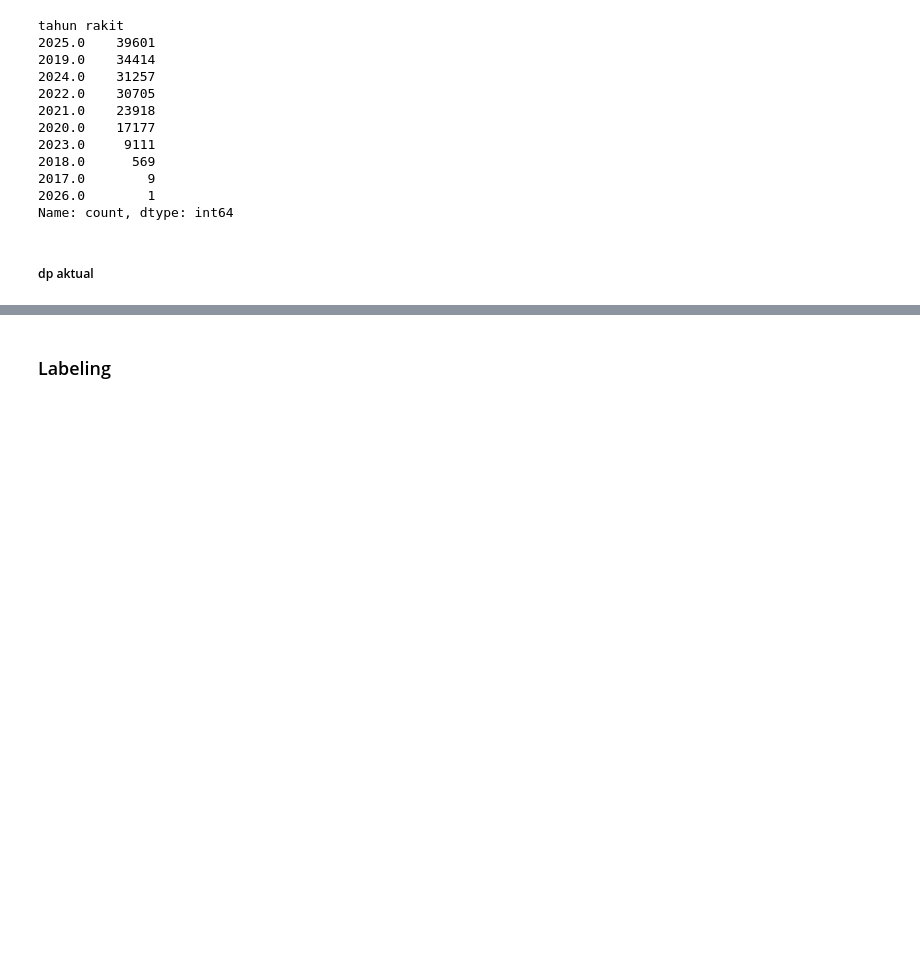
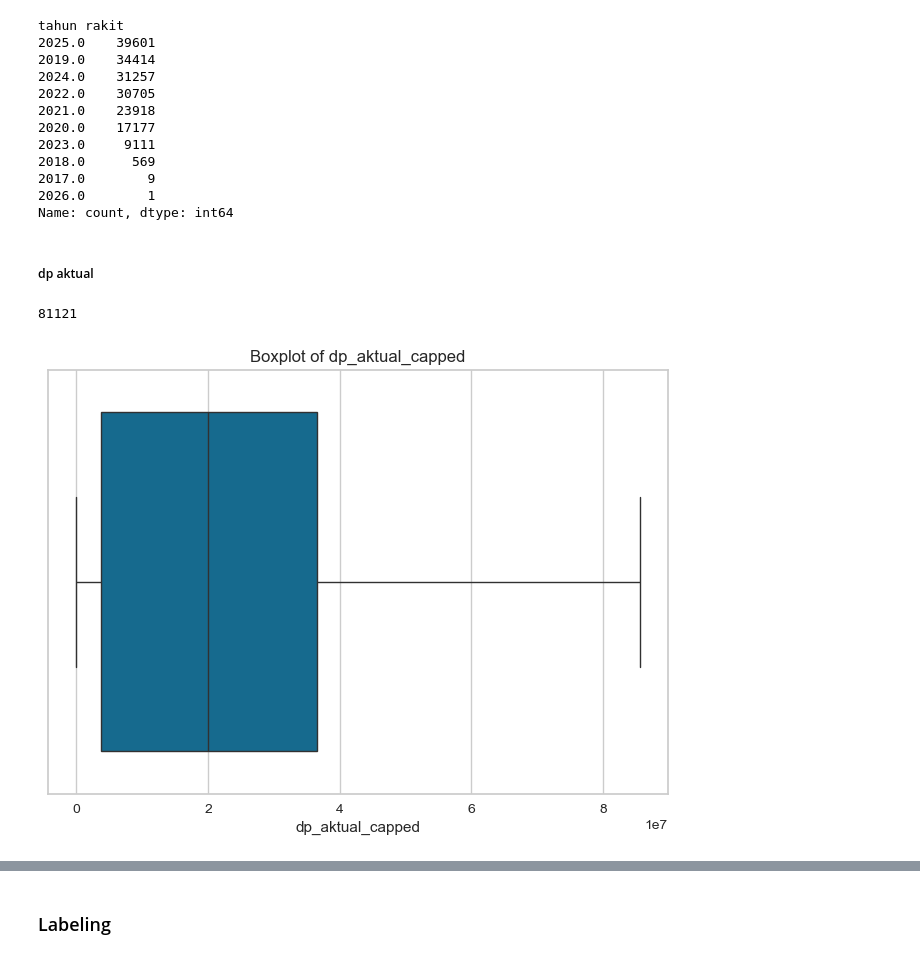
Before and after one commit to FauzanZF/UCSparc2026, a Jupyter notebook: fauzan969avere0.ipynb, the cells around one changed output, grey strips where cells are left out. Cells and saved outputs as stored; diff of their text form; code cells hidden in the pictures; blank space fills up the shorter version.

```diff
--- a/fauzan969avere0.ipynb
+++ b/fauzan969avere0.ipynb
@@ -652,3 +604,42 @@ tahun rakit
 Name: count, dtype: int64
 # %% [markdown]
 ##### dp aktual
+# %%
+print(df_labeling['dp aktual'].isna().sum())
+# %% [output]
+81121
+# %%
+#outlier handling (capping) DP aktual
+df_labeling['dp_aktual_raw'] = df_labeling['dp aktual']
+
+df_dp = df_labeling[['dp aktual']].dropna().copy()
+
+Q1 = df_dp['dp aktual'].quantile(0.25)
+Q3 = df_dp['dp aktual'].quantile(0.75)
+IQR = Q3 - Q1
+
+lower = Q1 - 1.5 * IQR
+upper = Q3 + 1.5 * IQR
+
+df_dp['dp_aktual_capped'] = df_dp['dp aktual'].clip(lower, upper)
+
+df_labeling = df_labeling.merge(
+    df_dp[['dp_aktual_capped']],
+    left_index=True,
+    right_index=True,
+    how='left'
+)
+
+# ===============================
+# 5. (Opsional) drop kolom lama jika perlu
+    # ===============================
+    # df_labeling = df_labeling.drop(columns=['dp aktual'])
+    # df_labeling = df_labeling.rename(columns={'dp_aktual_capped': 'dp aktual'})
+# %%
+#boxplot
+
+sns.boxplot(x='dp_aktual_capped', data=df_dp)
+plt.title('Boxplot of dp_aktual_capped')
+plt.show()
+# %% [output]
+[figure, added]
```
Also changed, not shown: parts of 52 cells of this notebook.
